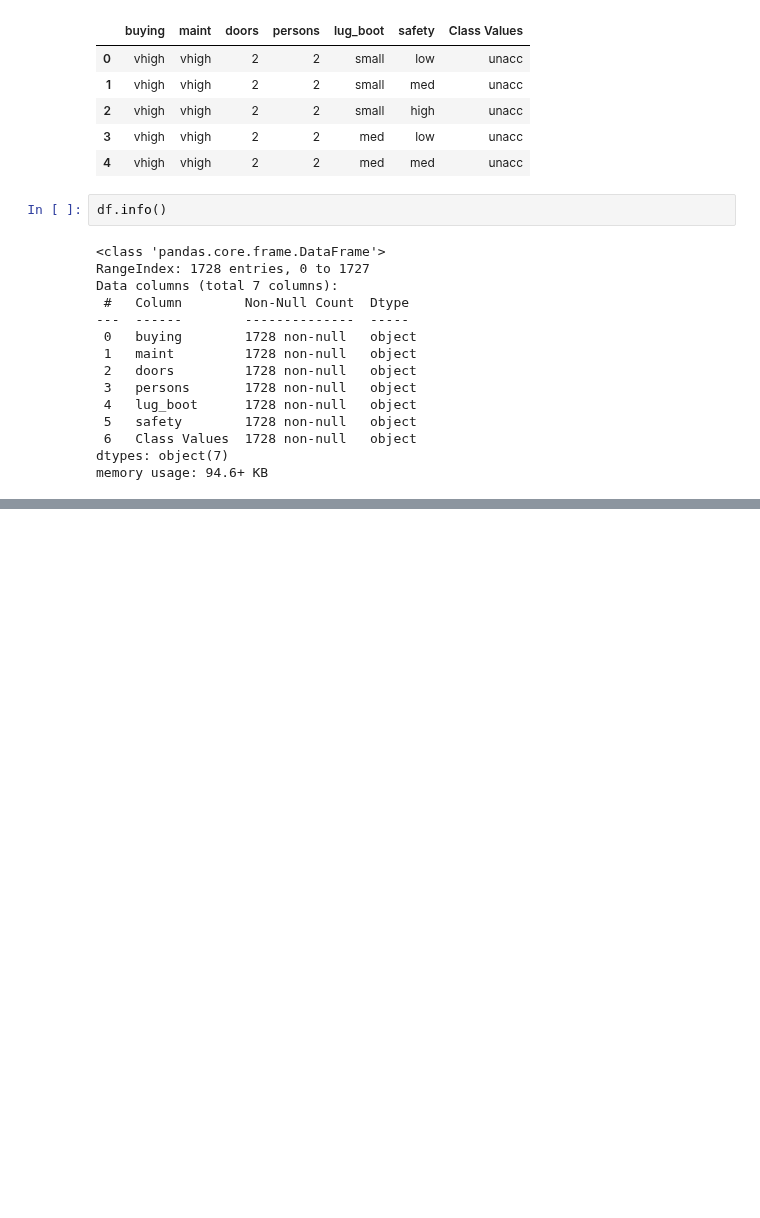
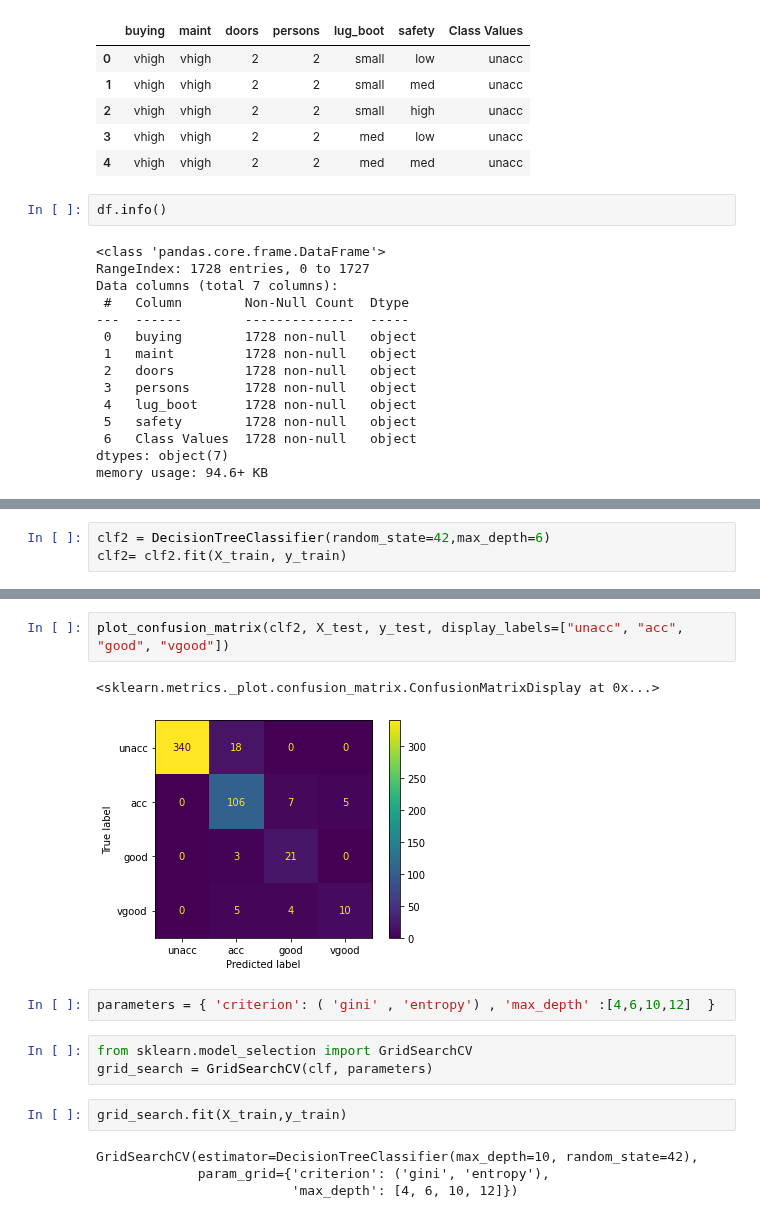
Before and after one commit to EuniceOyeniyi/stive_exercises, a Jupyter notebook: Chapter 02/02. Clustering/06. Trees/decisiontreecar.ipynb, the cells around one changed output, grey strips where cells are left out. Cells and saved outputs as stored; diff of their text form; blank space fills up the shorter version.

```diff
--- a/Chapter 02/02. Clustering/06. Trees/decisiontreecar.ipynb
+++ b/Chapter 02/02. Clustering/06. Trees/decisiontreecar.ipynb
@@ -63,0 +153,3 @@ memory usage: 94.6+ KB
+# %%
+clf2 = DecisionTreeClassifier(random_state=42,max_depth=6)
+clf2= clf2.fit(X_train, y_train)
@@ -63,0 +193,16 @@ memory usage: 94.6+ KB
+# %%
+plot_confusion_matrix(clf2, X_test, y_test, display_labels=["unacc", "acc", "good", "vgood"])
+# %% [output]
+<sklearn.metrics._plot.confusion_matrix.ConfusionMatrixDisplay at 0x...>
+[figure, added]
+# %%
+parameters = { 'criterion': ( 'gini' , 'entropy') , 'max_depth' :[4,6,10,12]  }
+# %%
+from sklearn.model_selection import GridSearchCV
+grid_search = GridSearchCV(clf, parameters)
+# %%
+grid_search.fit(X_train,y_train)
+# %% [output]
+GridSearchCV(estimator=DecisionTreeClassifier(max_depth=10, random_state=42),
+             param_grid={'criterion': ('gini', 'entropy'),
+                         'max_depth': [4, 6, 10, 12]})
```
Also changed, not shown: parts of 18 cells of this notebook, 4 other files.
